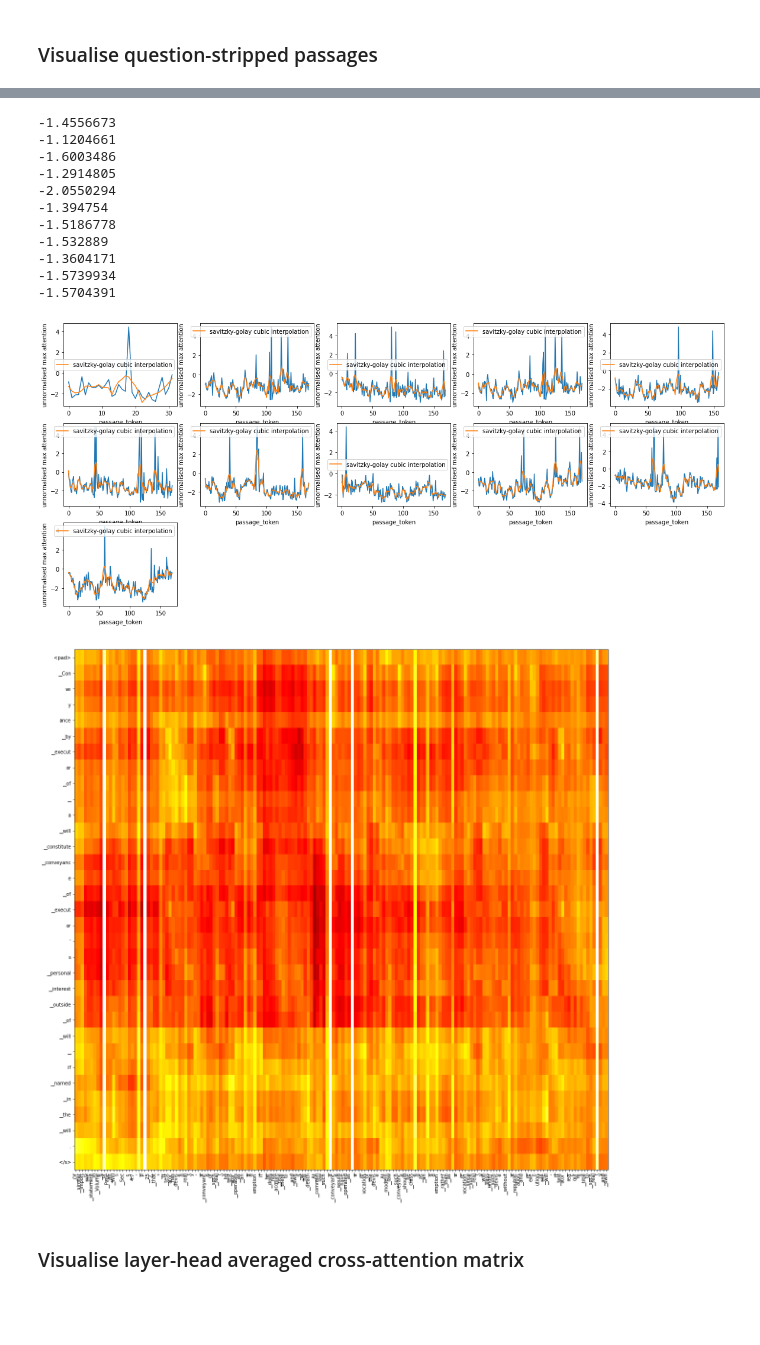
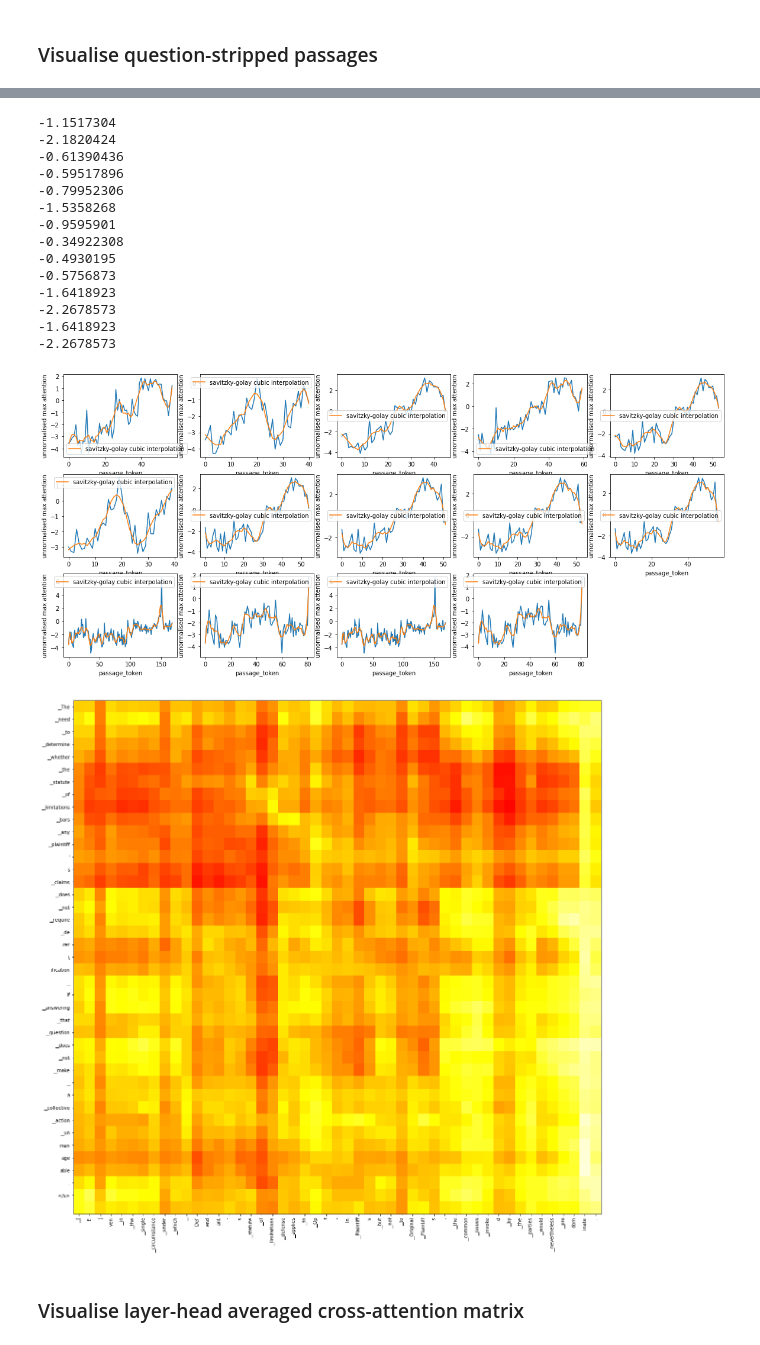
Before and after one commit to casetext/FiD, a Jupyter notebook: notebooks/FiD_confidence_thresholding.ipynb, the cells around one changed output, grey strips where cells are left out. Cells and saved outputs as stored; diff of their text form; code cells hidden in the pictures; blank space fills up the shorter version.

```diff
--- a/notebooks/FiD_confidence_thresholding.ipynb
+++ b/notebooks/FiD_confidence_thresholding.ipynb
@@ -88,5 +86,5 @@ n_passages = 25
 # %%
-eval_dataset_dev = src.data.Dataset(movant_examples, n_passages)
+eval_dataset_dev = src.data.Dataset(eval_examples, n_passages)
 sampler_dev = SequentialSampler(eval_dataset_dev)
 len(eval_dataset_dev)
 # %% [output]
@@ -143,7 +140,7 @@ model = model.to('cuda')
 # %% [markdown]
 ### load an example input, generated output and ground truth output
 # %%
-cherry_picked_example = 4
+cherry_picked_example = 0
 scorer = rouge_scorer.RougeScorer(['rougeL'], use_stemmer=True)
 # %%
 for i, batch in enumerate(dataloader_dev):
@@ -163,7 +160,7 @@ for i, batch in enumerate(dataloader_dev):
             )
 
         input_scores = model.obtain_input_scores(
-            generated_output.cuda(),
+            labels.cuda(),
             context_ids.cuda(),
             context_mask.cuda(),
             tokenizer
@@ -710,8 +707,8 @@ with torch.no_grad():
     model_forward = model.forward(
     input_ids=context_ids.cuda(),
     attention_mask=context_mask.cuda(),
-    decoder_input_ids=generated_output.cuda(),
-    # decoder_input_ids=labels.cuda(),
+    # decoder_input_ids=generated_output.cuda(),
+    decoder_input_ids=labels.cuda(),
     output_attentions=True,
     output_unnormalized_attentions=True,
     )
@@ -809,42 +811,45 @@ for i in range(len(relevant_ranges)):
     plt.xlabel('passage_token')
     plt.ylabel('unnormalised max attention')
 # %% [output]
--1.4556673
--1.1204661
--1.6003486
--1.2914805
--2.0550294
--1.394754
--1.5186778
--1.532889
--1.3604171
--1.5739934
--1.5704391
+-1.1517304
+-2.1820424
+-0.61390436
+-0.59517896
+-0.79952306
+-1.5358268
+-0.9595901
+-0.34922308
+-0.4930195
+-0.5756873
+-1.6418923
+-2.2678573
+-1.6418923
+-2.2678573
-[figure, old version]
+[figure, new version]
 # %%
 all_decoded_passage_tokens = tokenizer.convert_ids_to_tokens(context_ids_reshaped[0])
-decoded_labels = tokenizer.convert_ids_to_tokens(generated_output[0])
+decoded_labels = tokenizer.convert_ids_to_tokens(labels[0])
 
-i = 2
+i = 15
 
 relevant_range = relevant_ranges[i]
 spliced_attn_matrix = avg_attn_matrix[:, relevant_range[0]:relevant_range[1]]
 relevant_passage_tokens = all_decoded_passage_tokens[relevant_range[0]:relevant_range[1]]
 
 # spliced_attn_matrix = np.load('example_matrix_1.npy')
 
 fig = plt.figure(figsize=(20, 20), facecolor="white")
 ax = fig.add_subplot(111)
 
 im = ax.imshow(spliced_attn_matrix, cmap=plt.get_cmap('hot'), aspect='auto', vmin=-10, vmax=2)
 
 xticks = ax.set_xticks(range(len(relevant_passage_tokens)), rotation=90)
 xlabels = ax.set_xticklabels(relevant_passage_tokens, rotation=90)
 
 yticks = ax.set_yticks(range(len(decoded_labels)), rotation=90)
 ylabels = ax.set_yticklabels(decoded_labels)
 # %% [output]
-[figure, old version]
+[figure, new version]
 # %%
 i = 10
 
```
Also changed, not shown: parts of 21 cells of this notebook.
